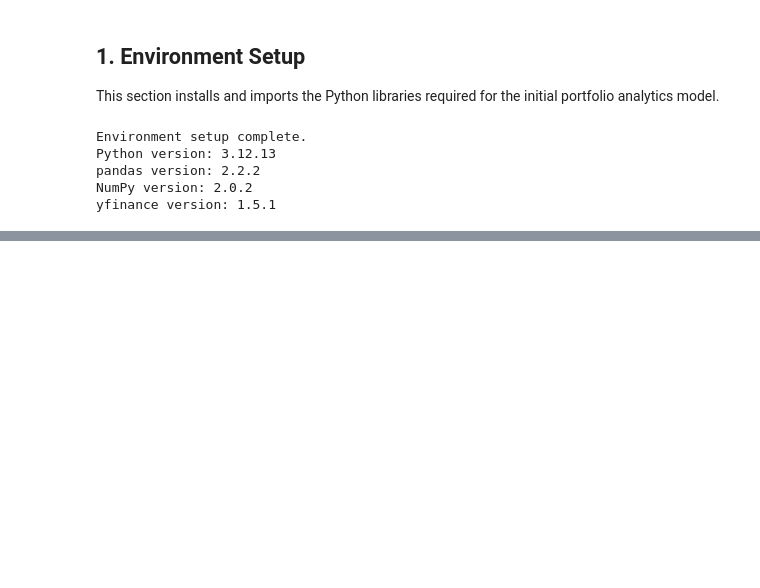
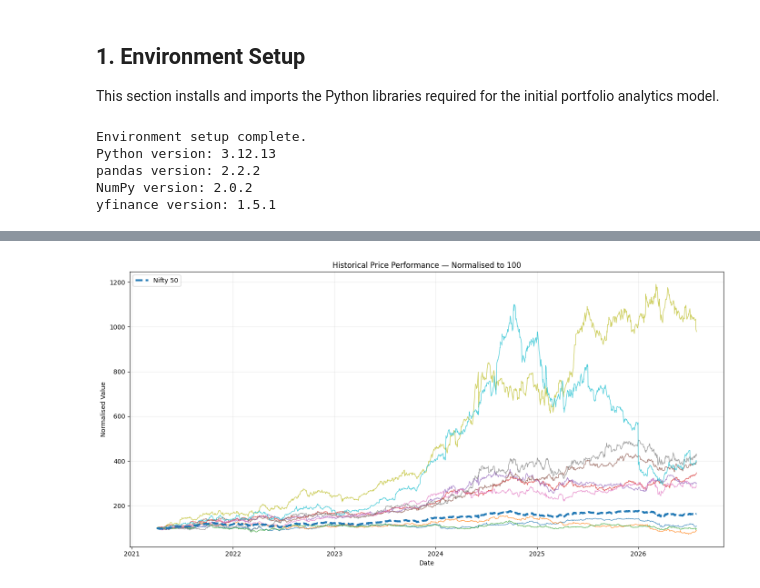
Before and after one commit to Rohil121/bharat-portfolio-lab, a Jupyter notebook: notebooks/01_portfolio_mvp.ipynb, the cells around one changed output, grey strips where cells are left out. Cells and saved outputs as stored; diff of their text form; code cells hidden in the pictures; blank space fills up the shorter version.

```diff
--- a/notebooks/01_portfolio_mvp.ipynb
+++ b/notebooks/01_portfolio_mvp.ipynb
@@ -57,0 +317,32 @@ yfinance version: 1.5.1
+# %%
+# Normalise all prices to 100 to compare their historical paths
+
+normalised_prices = close_prices.div(close_prices.iloc[0]).mul(100)
+
+plt.figure(figsize=(14, 7))
+
+for ticker in portfolio_tickers:
+    plt.plot(
+        normalised_prices.index,
+        normalised_prices[ticker],
+        linewidth=1,
+        alpha=0.75,
+    )
+
+plt.plot(
+    normalised_prices.index,
+    normalised_prices[BENCHMARK_TICKER],
+    linewidth=3,
+    linestyle="--",
+    label=BENCHMARK_NAME,
+)
+
+plt.title("Historical Price Performance — Normalised to 100")
+plt.xlabel("Date")
+plt.ylabel("Normalised Value")
+plt.legend(loc="upper left", ncol=2)
+plt.grid(alpha=0.25)
+plt.tight_layout()
+plt.show()
+# %% [output]
+[figure, added]
```
Also changed, not shown: parts of 4 cells of this notebook.
